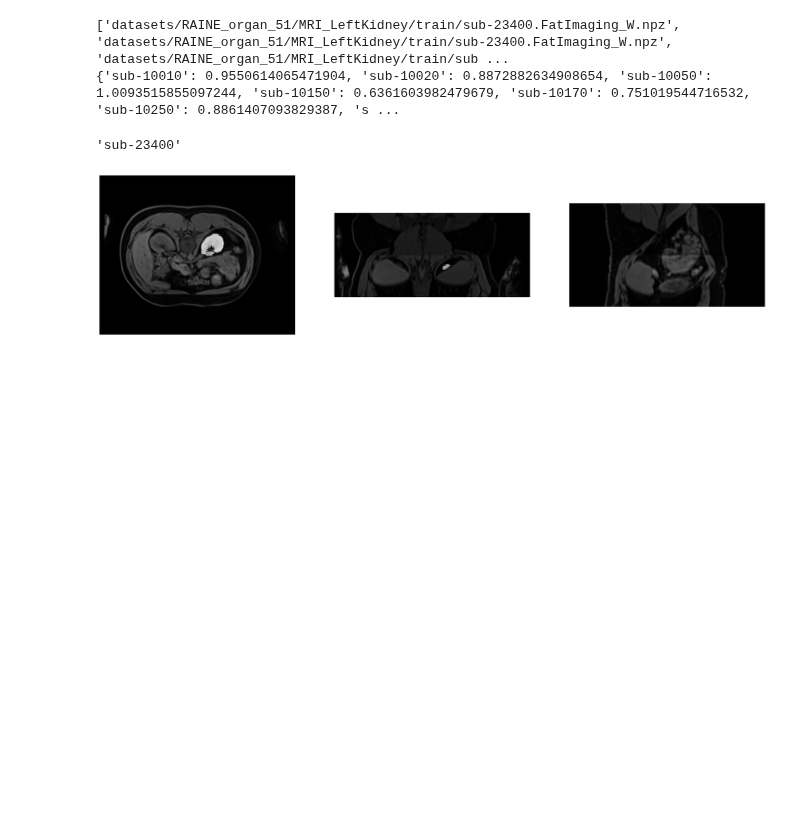
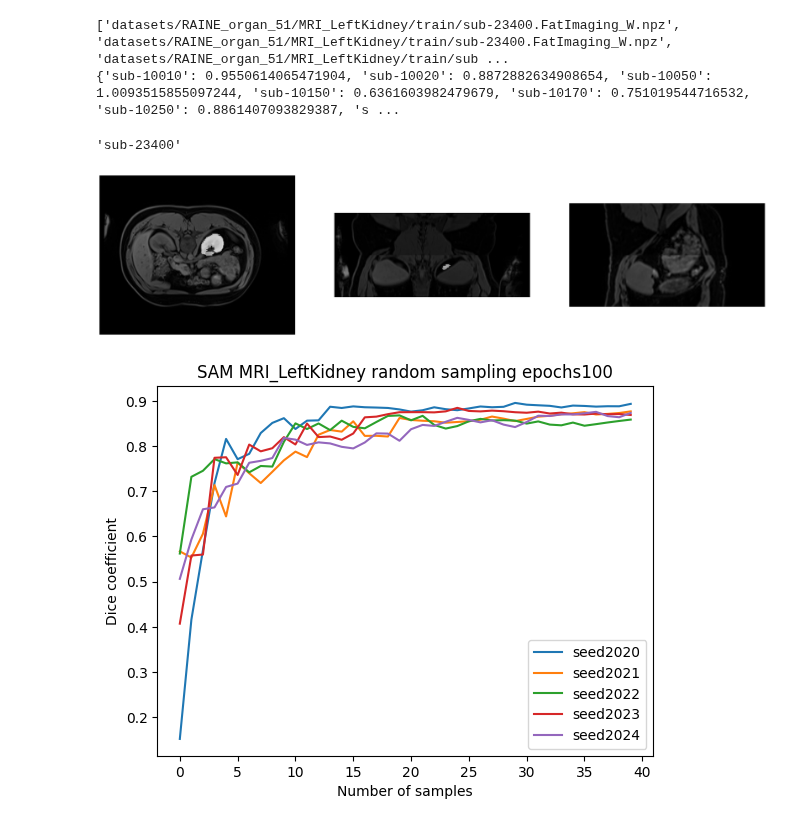
Before and after one commit to yexincheng/ALMRI, a Jupyter notebook: research_questions.ipynb, the cells around one changed output. Drawn from its saved outputs; the diff is of its cells as text; code cells hidden in the pictures; blank space fills up the shorter version.

```diff
--- a/research_questions.ipynb
+++ b/research_questions.ipynb
@@ -666,0 +744,13 @@ print(np.mean(avg_dice))
+# %%
+plt.plot(dice_seed2020, label='seed2020')
+plt.plot(dice_seed2021, label='seed2021')
+plt.plot(dice_seed2022, label='seed2022')
+plt.plot(dice_seed2023, label='seed2023')
+plt.plot(dice_seed2024, label='seed2024')
+plt.xlabel('Number of samples')
+plt.ylabel('Dice coefficient')
+plt.title(f'{base_model} {task} {strategy} sampling epochs100')
+plt.legend()
+plt.show()
+# %% [output]
+[figure, added]
```
Also changed, not shown: parts of 6 cells of this notebook, 2 other files.
